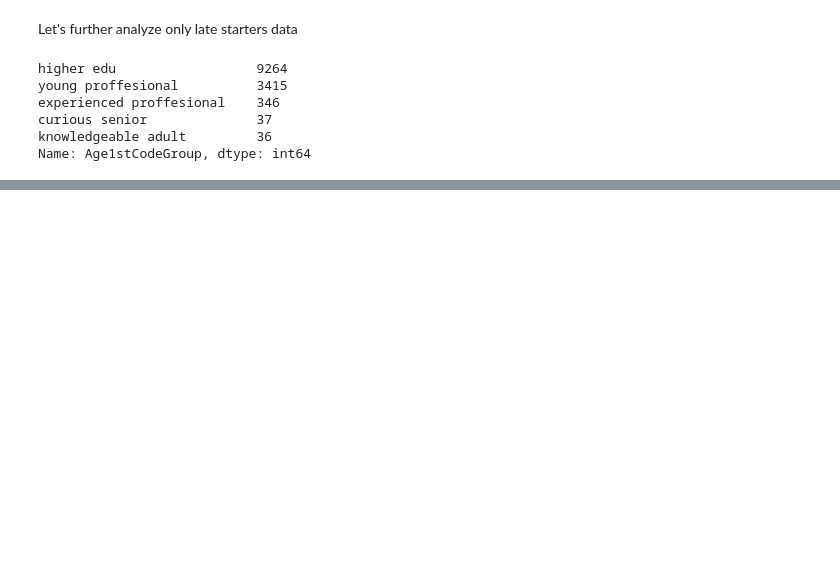
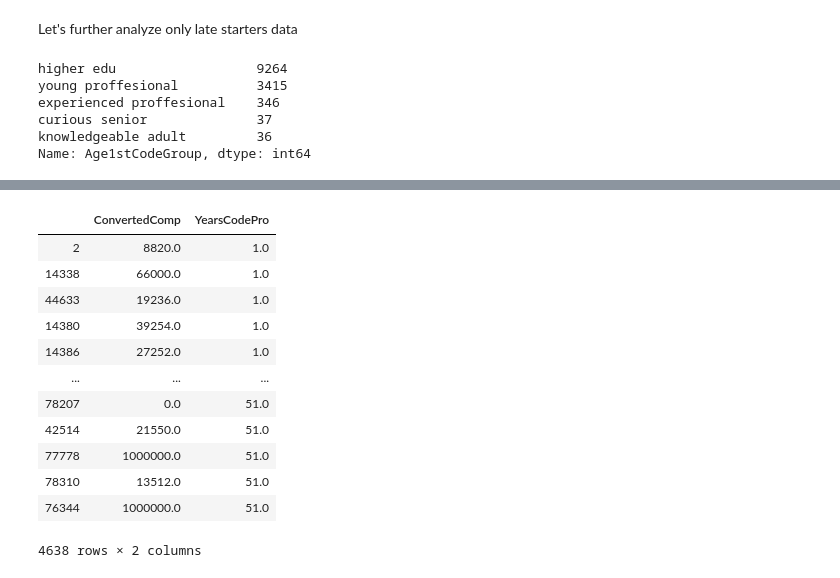
Before and after one commit to imInez/never_too_late, a Jupyter notebook: never_too_late.ipynb, the cells around one changed output, grey strips where cells are left out. Drawn from its saved outputs; the diff is of its cells as text; code cells hidden in the pictures; blank space fills up the shorter version.

```diff
--- a/never_too_late.ipynb
+++ b/never_too_late.ipynb
@@ -303,0 +285,24 @@ fig.show()
+# %%
+# ls_procomp = df_ls[['ConvertedComp','YearsCodePro']]
+# ls_procomp.dropna(inplace=True)
+# ls_procomp.sort_values(by='YearsCodePro')
+
+# rest_procomp = df_rest[['ConvertedComp','YearsCodePro']]
+# rest_procomp.dropna(inplace=True)
+# rest_procomp.sort_values(by='YearsCodePro')
+
+ls_procomp
+# %% [output]
+|  | ConvertedComp | YearsCodePro |
+| 2 | 8820.0 | 1.0 |
+| 14338 | 66000.0 | 1.0 |
+| 44633 | 19236.0 | 1.0 |
+| 14380 | 39254.0 | 1.0 |
+| 14386 | 27252.0 | 1.0 |
+| ... | ... | ... |
+| 78207 | 0.0 | 51.0 |
+| 42514 | 21550.0 | 51.0 |
+| 77778 | 1000000.0 | 51.0 |
+| 78310 | 13512.0 | 51.0 |
+| 76344 | 1000000.0 | 51.0 |
+4638 rows × 2 columns
```
Also changed, not shown: parts of 35 cells of this notebook.
